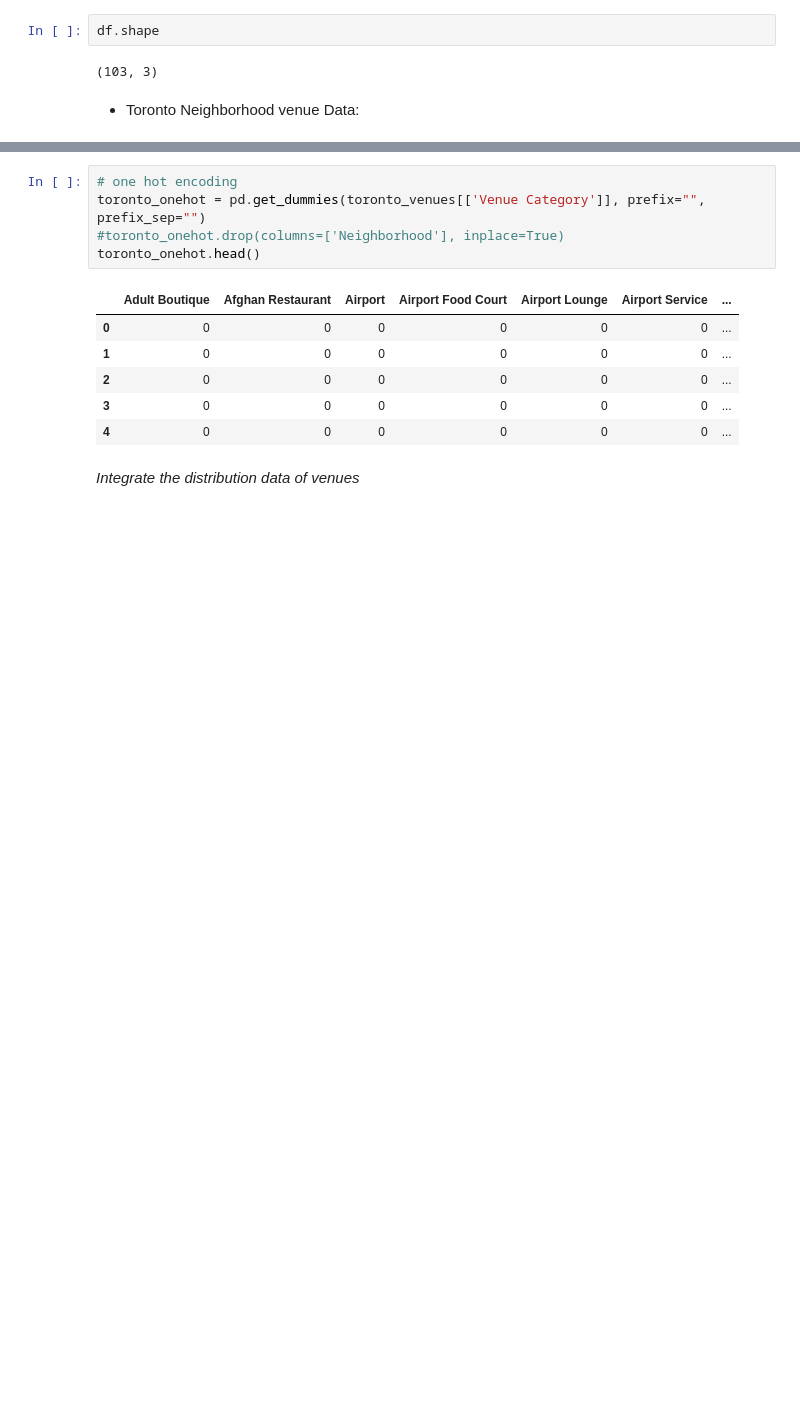
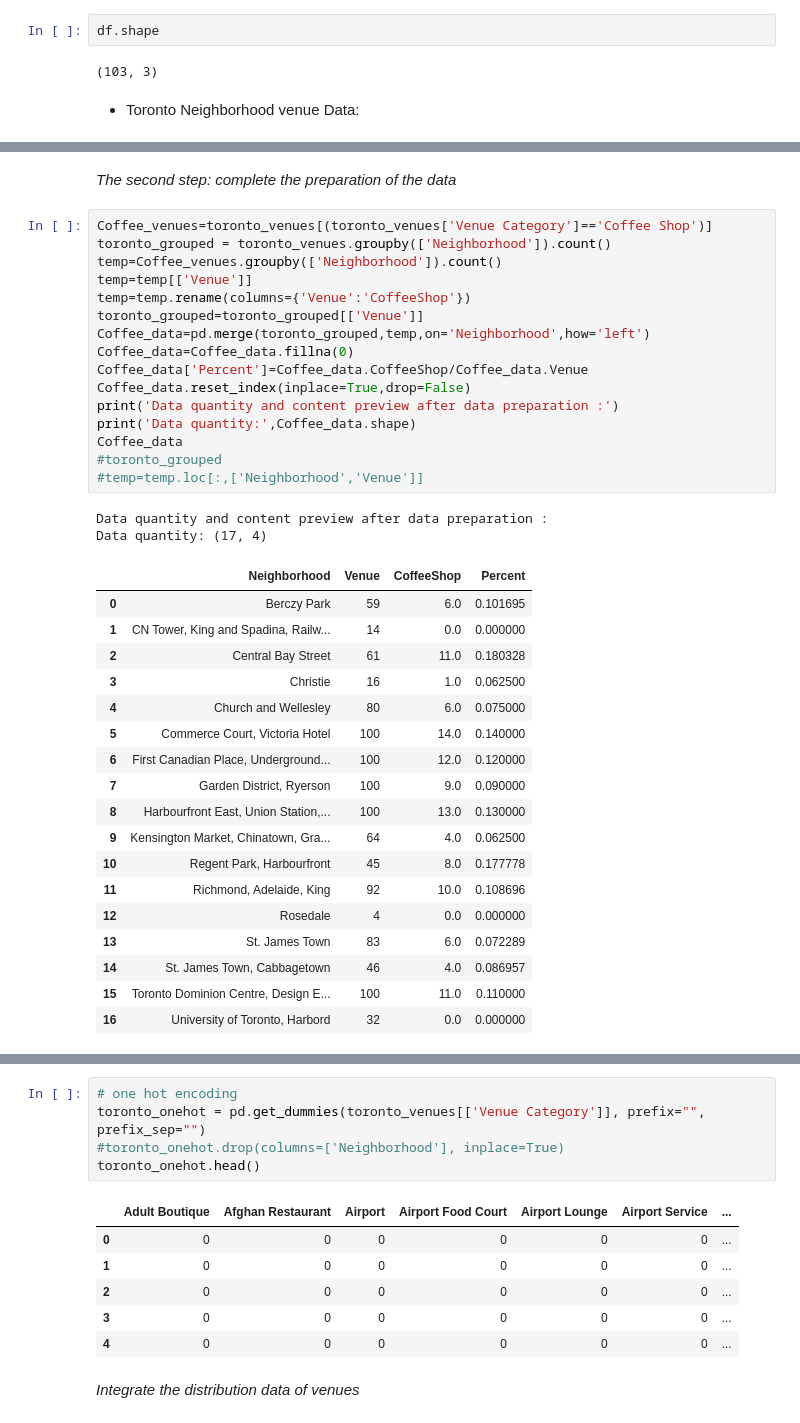
Before and after one commit to wthawk14/AppliedDataScienceCapstone, a Jupyter notebook: Applied Data Science Capstone Final_week2.ipynb, the cells around one changed output, grey strips where cells are left out. Cells and saved outputs as stored; diff of their text form; blank space fills up the shorter version.

```diff
--- a/Applied Data Science Capstone Final_week2.ipynb
+++ b/Applied Data Science Capstone Final_week2.ipynb
@@ -377,0 +229,39 @@ There are 203 uniques categories.
+# %% [markdown]
+*The second step: complete the preparation of the data*
+# %%
+Coffee_venues=toronto_venues[(toronto_venues['Venue Category']=='Coffee Shop')]
+toronto_grouped = toronto_venues.groupby(['Neighborhood']).count()
+temp=Coffee_venues.groupby(['Neighborhood']).count()
+temp=temp[['Venue']]
+temp=temp.rename(columns={'Venue':'CoffeeShop'})
+toronto_grouped=toronto_grouped[['Venue']]
+Coffee_data=pd.merge(toronto_grouped,temp,on='Neighborhood',how='left')
+Coffee_data=Coffee_data.fillna(0)
+Coffee_data['Percent']=Coffee_data.CoffeeShop/Coffee_data.Venue
+Coffee_data.reset_index(inplace=True,drop=False)
+print('Data quantity and content preview after data preparation :')
+print('Data quantity:',Coffee_data.shape)
+Coffee_data
+#toronto_grouped
+#temp=temp.loc[:,['Neighborhood','Venue']]
+# %% [output]
+Data quantity and content preview after data preparation :
+Data quantity: (17, 4)
+|  | Neighborhood | Venue | CoffeeShop | Percent |
+| 0 | Berczy Park | 59 | 6.0 | 0.101695 |
+| 1 | CN Tower, King and Spadina, Railw... | 14 | 0.0 | 0.000000 |
+| 2 | Central Bay Street | 61 | 11.0 | 0.180328 |
+| 3 | Christie | 16 | 1.0 | 0.062500 |
+| 4 | Church and Wellesley | 80 | 6.0 | 0.075000 |
+| 5 | Commerce Court, Victoria Hotel | 100 | 14.0 | 0.140000 |
+| 6 | First Canadian Place, Underground... | 100 | 12.0 | 0.120000 |
+| 7 | Garden District, Ryerson | 100 | 9.0 | 0.090000 |
+| 8 | Harbourfront East, Union Station,... | 100 | 13.0 | 0.130000 |
+| 9 | Kensington Market, Chinatown, Gra... | 64 | 4.0 | 0.062500 |
+| 10 | Regent Park, Harbourfront | 45 | 8.0 | 0.177778 |
+| 11 | Richmond, Adelaide, King | 92 | 10.0 | 0.108696 |
+| 12 | Rosedale | 4 | 0.0 | 0.000000 |
+| 13 | St. James Town | 83 | 6.0 | 0.072289 |
+| 14 | St. James Town, Cabbagetown | 46 | 4.0 | 0.086957 |
+| 15 | Toronto Dominion Centre, Design E... | 100 | 11.0 | 0.110000 |
+| 16 | University of Toronto, Harbord | 32 | 0.0 | 0.000000 |
```
Also changed, not shown: parts of 46 cells of this notebook.
